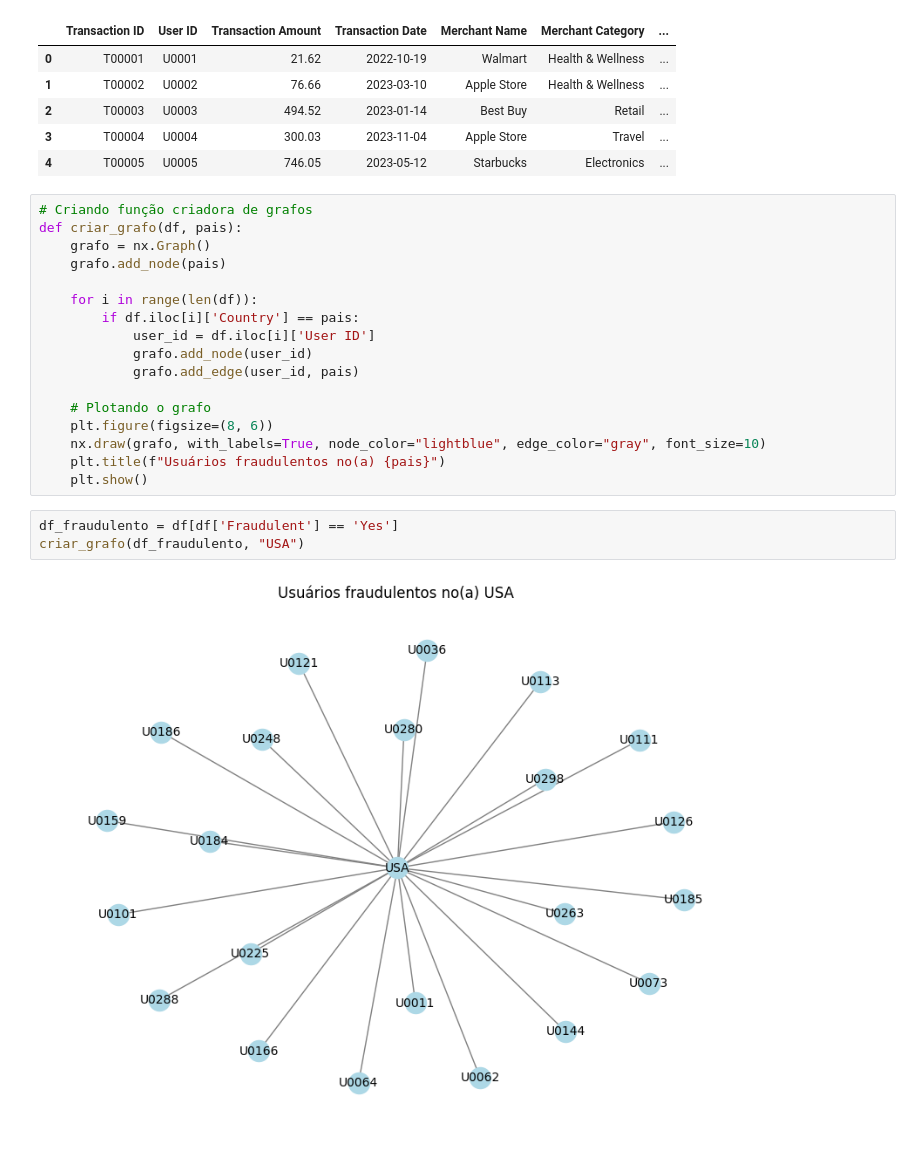
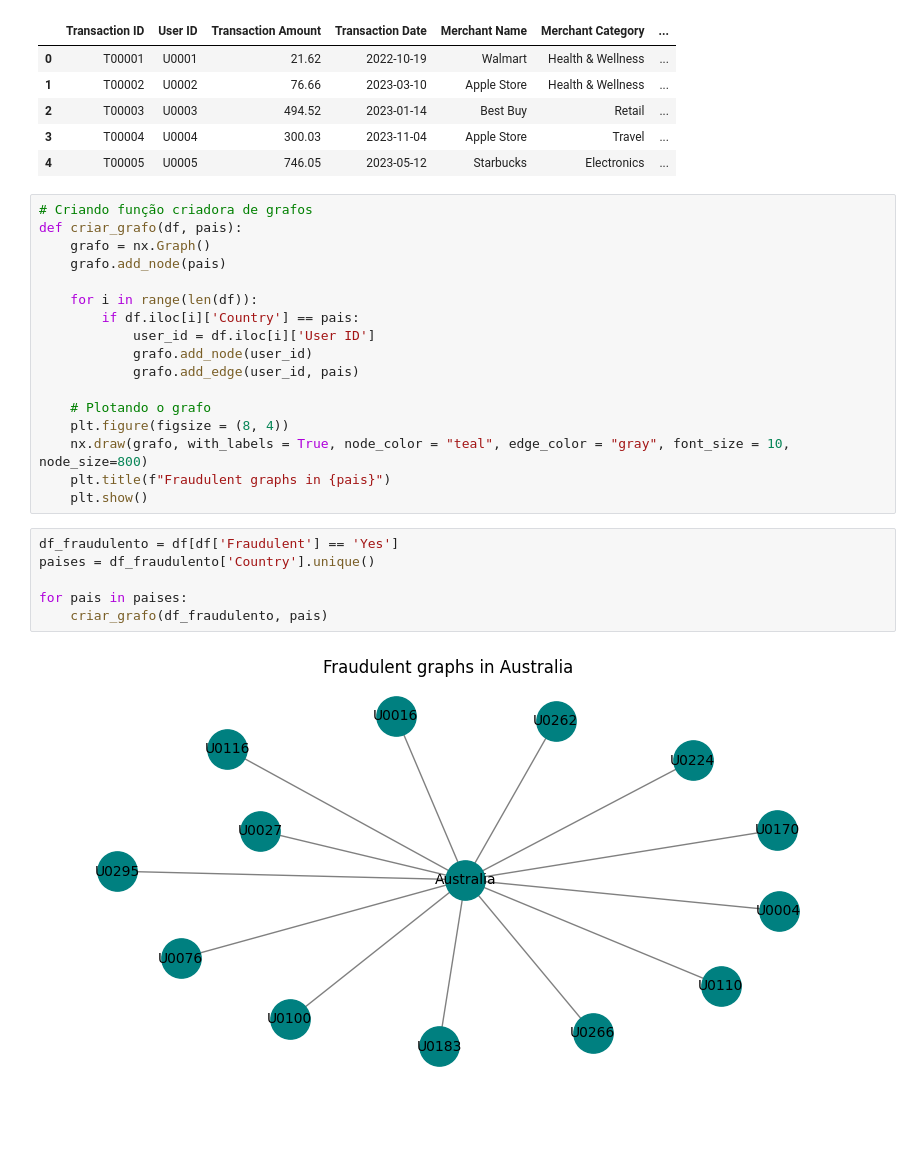
Before and after one commit to David-Mdrs/Cartoes_Transacoes_Fraudulentas, a Jupyter notebook: Fraude_Paises.ipynb, the cells around one changed output. Cells and saved outputs as stored; diff of their text form; blank space fills up the shorter version.

```diff
--- a/Fraude_Paises.ipynb
+++ b/Fraude_Paises.ipynb
@@ -27,12 +27,15 @@ def criar_grafo(df, pais):
             grafo.add_edge(user_id, pais)
 
     # Plotando o grafo
-    plt.figure(figsize=(8, 6))
-    nx.draw(grafo, with_labels=True, node_color="lightblue", edge_color="gray", font_size=10)
-    plt.title(f"Usuários fraudulentos no(a) {pais}")
+    plt.figure(figsize = (8, 4))
+    nx.draw(grafo, with_labels = True, node_color = "teal", edge_color = "gray", font_size = 10, node_size=800)
+    plt.title(f"Fraudulent graphs in {pais}")
     plt.show()
 # %%
 df_fraudulento = df[df['Fraudulent'] == 'Yes']
-criar_grafo(df_fraudulento, "USA")
+paises = df_fraudulento['Country'].unique()
+
+for pais in paises:
+    criar_grafo(df_fraudulento, pais)
 # %% [output]
-[figure, old version]
+[figure, new version]
```
Also changed, not shown: parts of 1 cell of this notebook.
